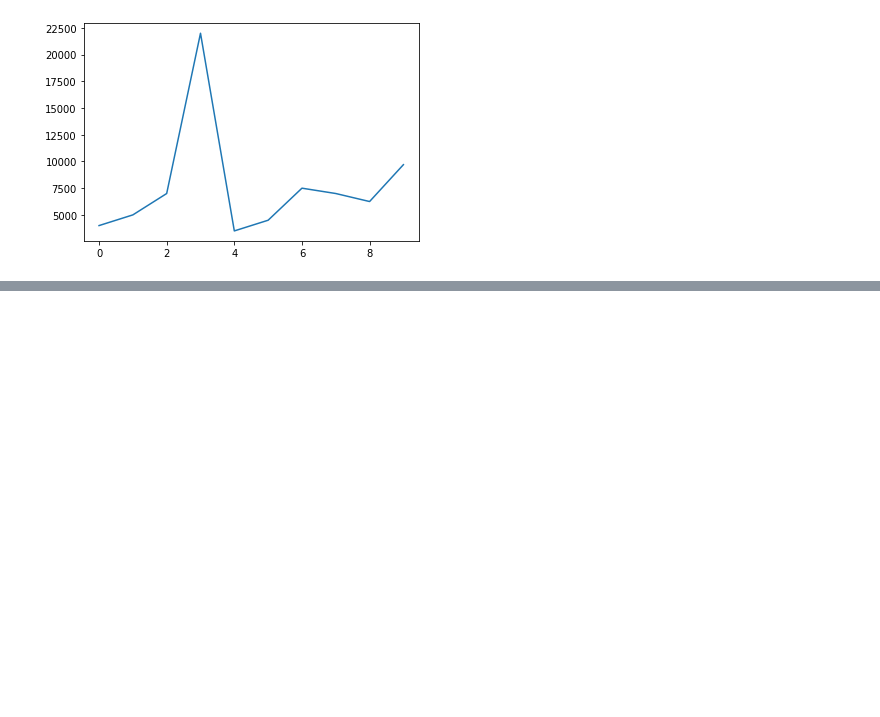
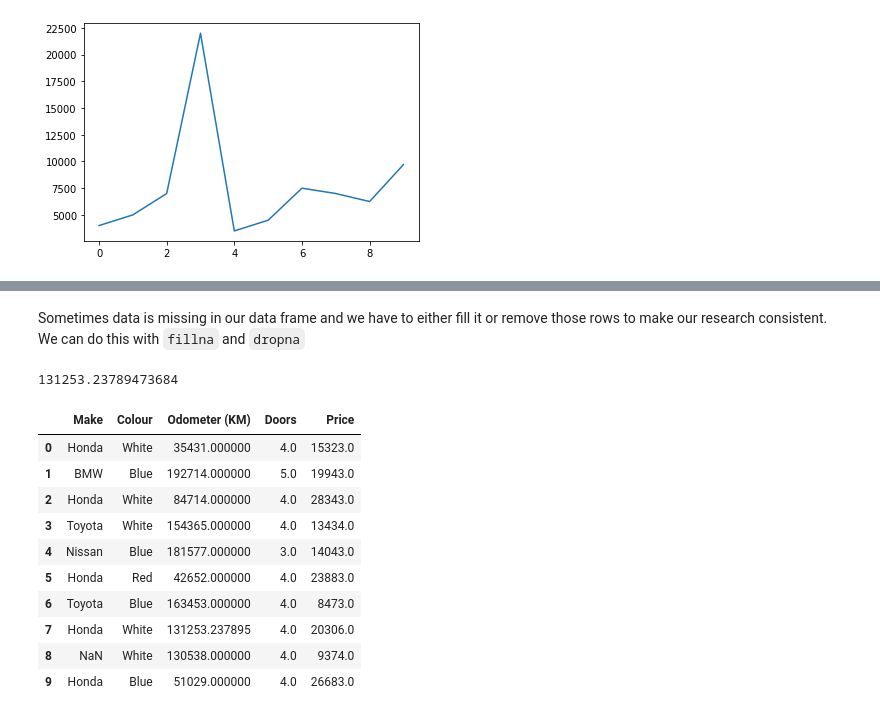
Before and after one commit to alexanderluna/python, a Jupyter notebook: Jupyter/001_data_science_setup/002 Introduction to Pandas.ipynb, the cells around one changed output, grey strips where cells are left out. Saved outputs shown, nothing was run; the diff lists cells and outputs as text; code cells hidden in the pictures; blank space fills up the shorter version.

```diff
--- a/Jupyter/001_data_science_setup/002 Introduction to Pandas.ipynb
+++ b/Jupyter/001_data_science_setup/002 Introduction to Pandas.ipynb
@@ -240,0 +285,21 @@ car_prices.plot()
+# %% [markdown]
+Sometimes data is missing in our data frame and we have to either fill it or remove those rows to make our research consistent. We can do this with `fillna` and `dropna`
+# %%
+car_sales_missing["Odometer (KM)"].mean()
+# %% [output]
+131253.23789473684
+# %%
+car_sales_missing["Odometer (KM)"].fillna(car_sales_missing["Odometer (KM)"].mean(), inplace=True)
+car_sales_missing.head(10)
+# %% [output]
+|  | Make | Colour | Odometer (KM) | Doors | Price |
+| 0 | Honda | White | 35431.000000 | 4.0 | 15323.0 |
+| 1 | BMW | Blue | 192714.000000 | 5.0 | 19943.0 |
+| 2 | Honda | White | 84714.000000 | 4.0 | 28343.0 |
+| 3 | Toyota | White | 154365.000000 | 4.0 | 13434.0 |
+| 4 | Nissan | Blue | 181577.000000 | 3.0 | 14043.0 |
+| 5 | Honda | Red | 42652.000000 | 4.0 | 23883.0 |
+| 6 | Toyota | Blue | 163453.000000 | 4.0 | 8473.0 |
+| 7 | Honda | White | 131253.237895 | 4.0 | 20306.0 |
+| 8 | NaN | White | 130538.000000 | 4.0 | 9374.0 |
+| 9 | Honda | Blue | 51029.000000 | 4.0 | 26683.0 |
```
Also changed, not shown: parts of 5 cells of this notebook, 1 other file.
